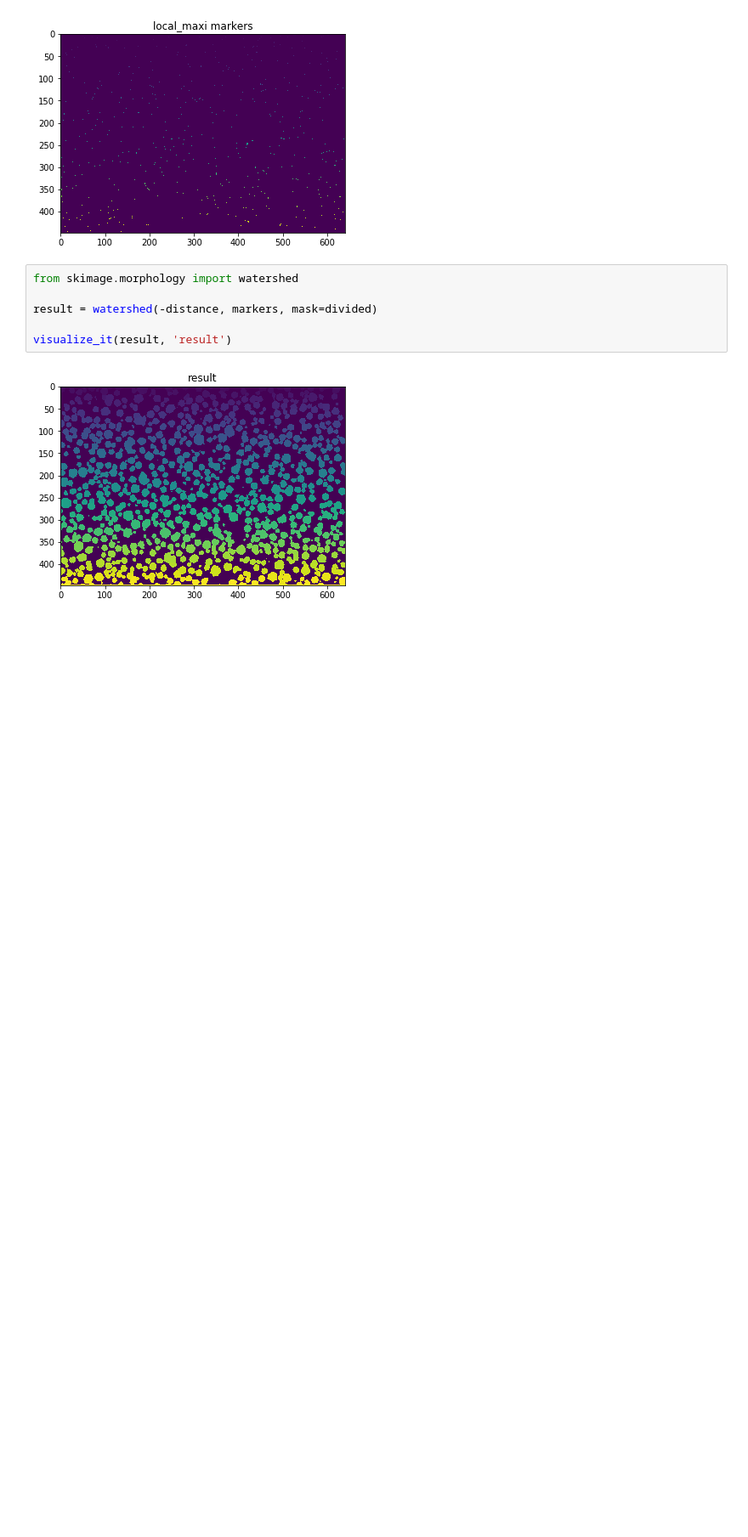
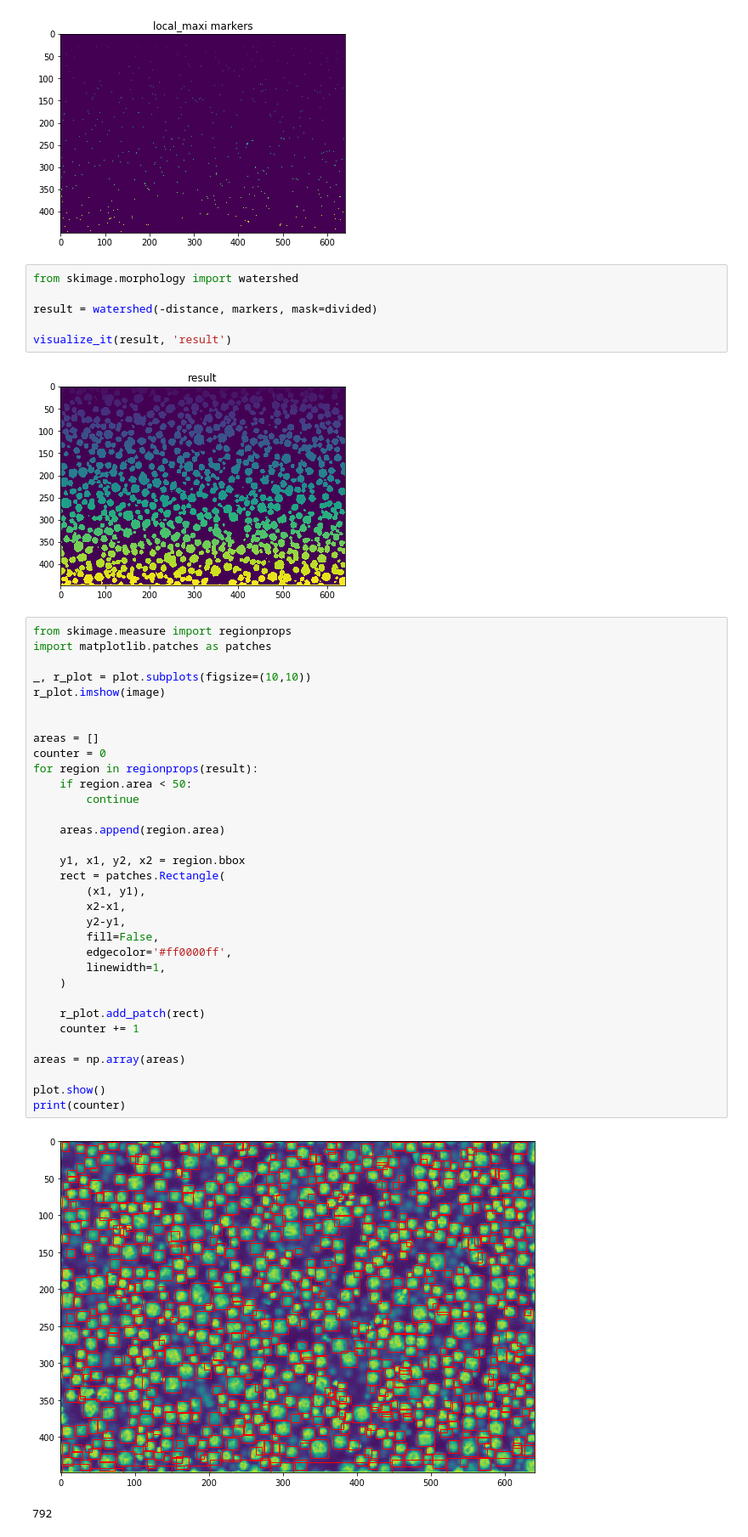
Before and after one commit to Toliak/particle-counter, a Jupyter notebook: code/particles.ipynb, the cells around one changed output. Shown at 85% size. Cells and saved outputs as stored; diff of their text form; blank space fills up the shorter version.

Commit message:
Added rectangles and counting

```diff
--- a/code/particles.ipynb
+++ b/code/particles.ipynb
@@ -69,3 +69,39 @@ result = watershed(-distance, markers, mask=divided)
 visualize_it(result, 'result')
 # %% [output]
 [figure]
+# %%
+from skimage.measure import regionprops
+import matplotlib.patches as patches
+
+_, r_plot = plot.subplots(figsize=(10,10))
+r_plot.imshow(image)
+
+
+areas = []
+counter = 0
+for region in regionprops(result):
+    if region.area < 50:
+        continue
+
+    areas.append(region.area)
+
+    y1, x1, y2, x2 = region.bbox
+    rect = patches.Rectangle(
+        (x1, y1),
+        x2-x1,
+        y2-y1,
+        fill=False,
+        edgecolor='#ff0000ff',
+        linewidth=1,
+    )
+
+    r_plot.add_patch(rect)
+    counter += 1
+
+areas = np.array(areas)
+
+plot.show()
+print(counter)
+# %% [output]
+[figure, added]
+792
```
Also changed, not shown: parts of 1 cell of this notebook.
